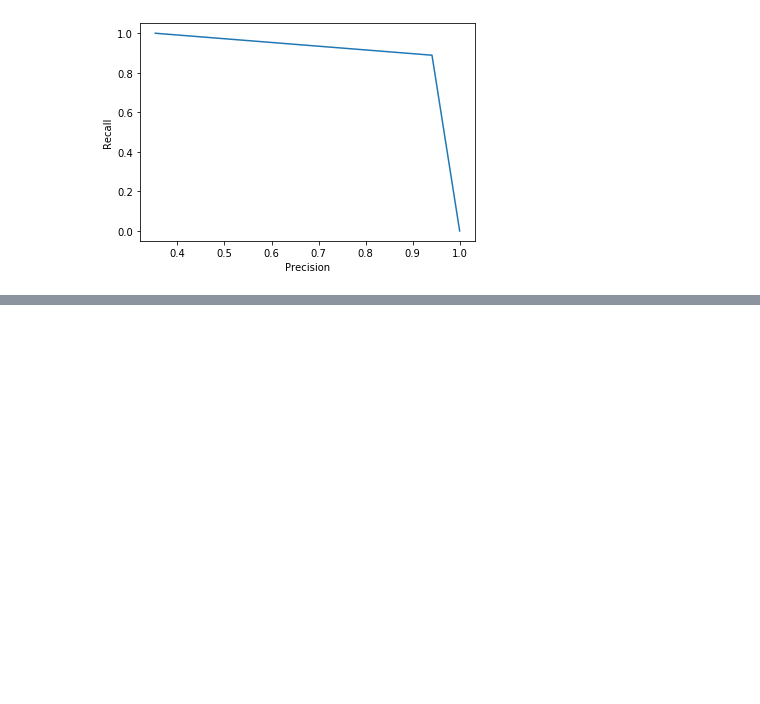
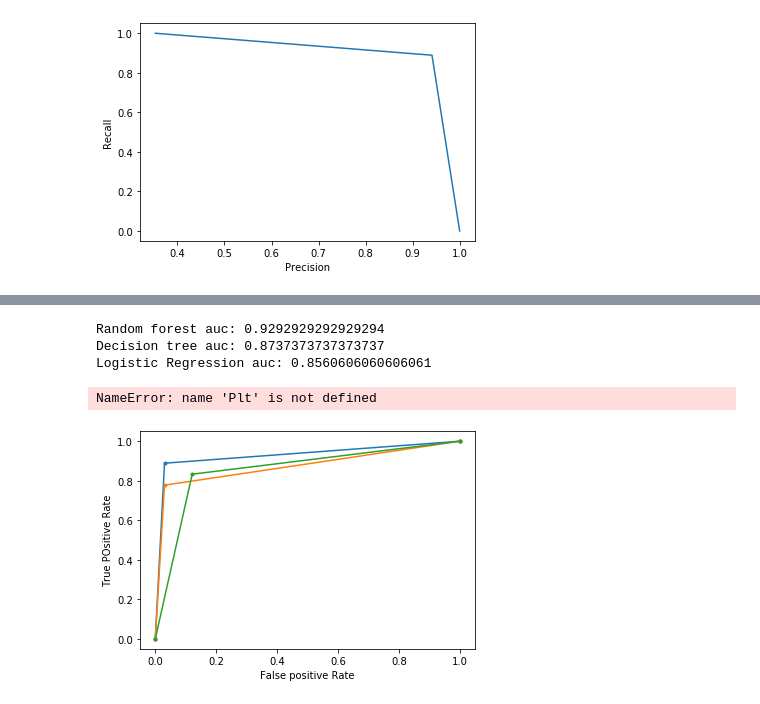
Before and after one commit to RAIHANRABBY/A-Machine-Learning, a Jupyter notebook: research Student DOS/data analysis.ipynb, the cells around one changed output, grey strips where cells are left out. Saved outputs shown, nothing was run; the diff lists cells and outputs as text; code cells hidden in the pictures; blank space fills up the shorter version.

```diff
--- a/research Student DOS/data analysis.ipynb
+++ b/research Student DOS/data analysis.ipynb
@@ -164,0 +185,38 @@ Text(0, 0.5, 'Recall')
+# %%
+# prediction the algorithms value
+dt_pred=DT.predict(xtest)
+rf_pred=rfc.predict(xtest)
+lr_pred=LR.predict(xtest)
+# %%
+# calculate the auc roc
+rf_auc=roc_auc_score(ytest,rf_pred)
+dt_auc=roc_auc_score(ytest,dt_pred)
+lr_auc=roc_auc_score(ytest,lr_pred)
+# %%
+print('Random forest auc:',rf_auc)
+print('Decision tree auc:',dt_auc)
+print('Logistic Regression auc:',lr_auc)
+# %% [output]
+Random forest auc: 0.9292929292929294
+Decision tree auc: 0.8737373737373737
+Logistic Regression auc: 0.8560606060606061
+# %%
+rf_fpr,rf_tpr,_=roc_curve(ytest,rf_pred)
+dt_fpr,dt_tpr,_=roc_curve(ytest,dt_pred)
+lr_fpr,lr_tpr,_=roc_curve(ytest,lr_pred)
+# %%
+def plot_roc_curve(rf_fpr,rf_tpr):
+
+    plt.plot(rf_fpr,rf_tpr,marker='.',label="Random Forest: %.3f"%rf_auc)
+    plt.plot(dt_fpr,dt_tpr,marker='.',label="decision tree: %.3f"%dt_auc)
+    plt.plot(lr_fpr,lr_tpr,marker='.',label="Logistic Regression: %.3f"%lr_auc)
+    plt.xlabel('False positive Rate')
+    plt.ylabel('True POsitive Rate')
+    Plt.title('Receiver operating characteristic (roc) curve')
+    plt.legend()
+    plt.show()
+# %%
+plot_roc_curve(rf_fpr,rf_tpr)
+# %% [output]
+NameError: name 'Plt' is not defined
+[figure, added]
```
Also changed, not shown: parts of 5 cells of this notebook.
